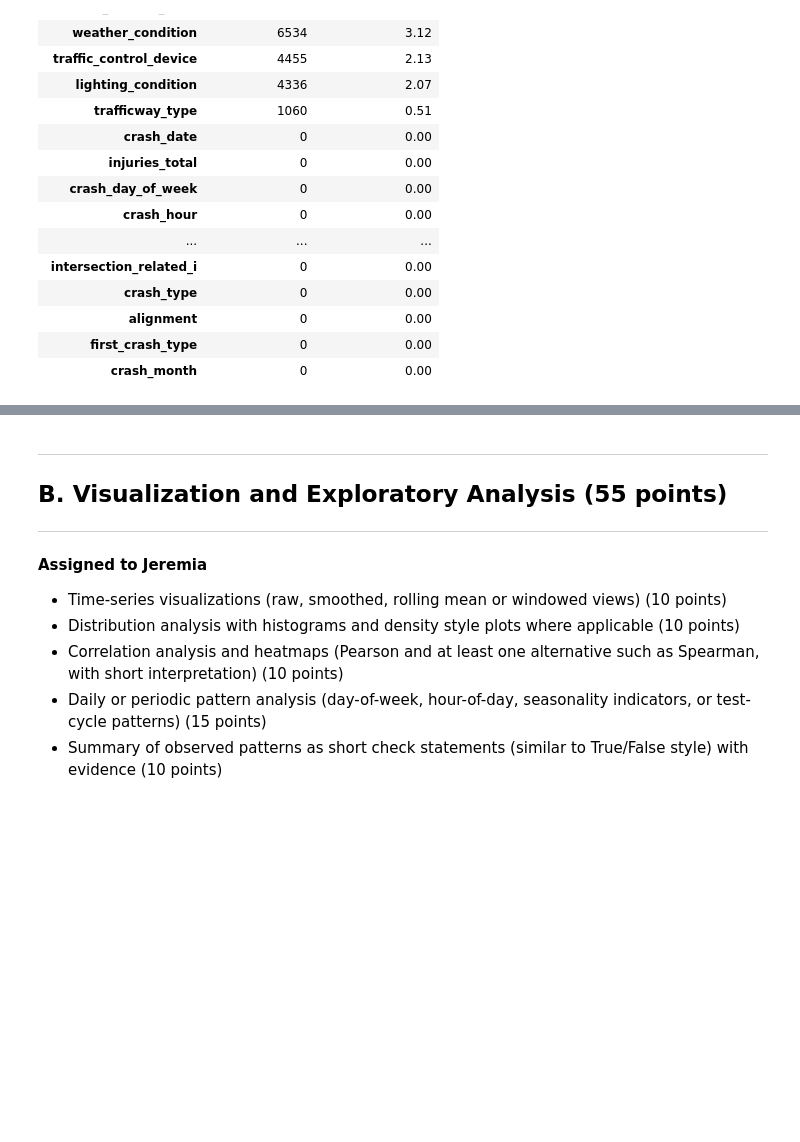
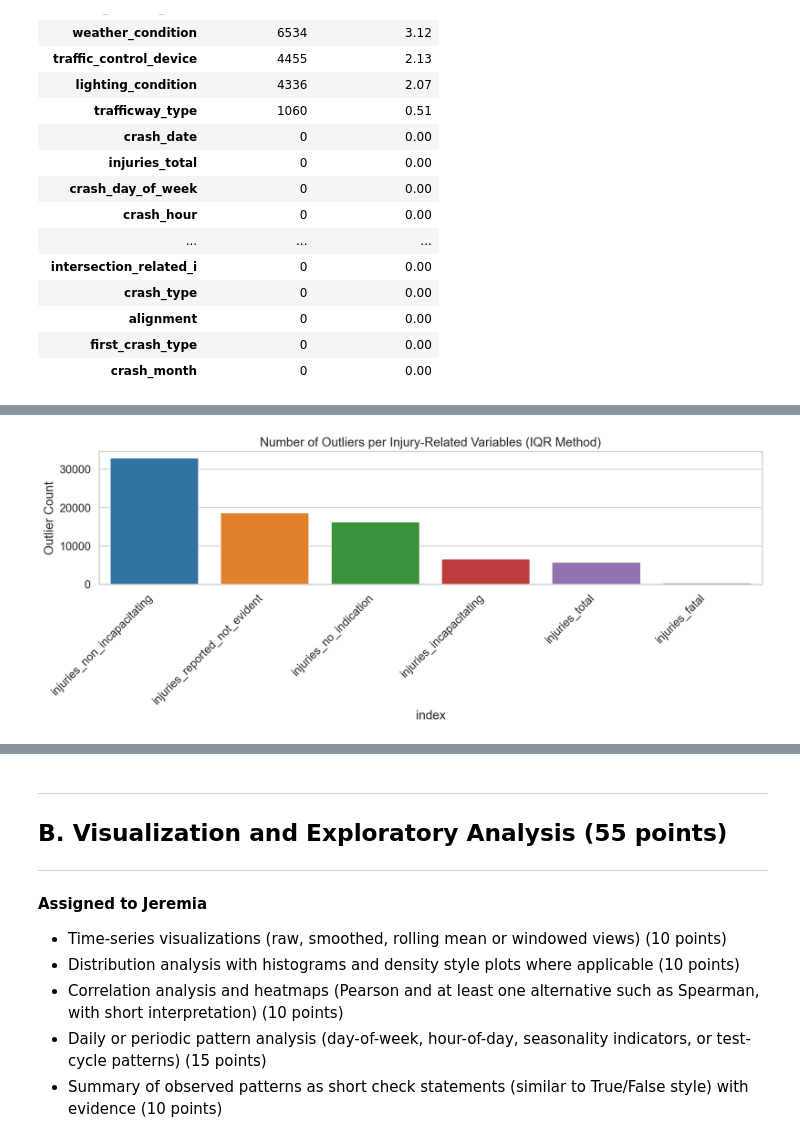
Before and after one commit to Lorenz-Buchinger/STM25_Data_Analysis_Circuit_Synergy, a Jupyter notebook: Final_Assignment.ipynb, the cells around one changed output, grey strips where cells are left out. Saved outputs shown, nothing was run; the diff lists cells and outputs as text; code cells hidden in the pictures; blank space fills up the shorter version.

```diff
--- a/Final_Assignment.ipynb
+++ b/Final_Assignment.ipynb
@@ -139,0 +314,36 @@ missing_summary
+# %%
+outlier_counts = {}
+
+for col in col_names:
+    Q1 = df_csv_data[col].quantile(0.25)
+    Q3 = df_csv_data[col].quantile(0.75)
+    IQR = Q3 - Q1
+
+    outliers = (
+        (df_csv_data[col] < Q1 - 1.5 * IQR) |
+        (df_csv_data[col] > Q3 + 1.5 * IQR)
+    )
+
+    outlier_counts[col] = outliers.sum()
+
+outlier_df = (
+    pd.DataFrame.from_dict(
+        outlier_counts,
+        orient="index",
+        columns=["Outlier Count"]
+    )
+    .sort_values("Outlier Count", ascending=False)
+)
+
+plt.figure(figsize=(12,5))
+sns.barplot(
+    data=outlier_df.reset_index(),
+    x="index",
+    y="Outlier Count"
+)
+plt.xticks(rotation=45, ha="right")
+plt.title("Number of Outliers per Injury-Related Variables (IQR Method)")
+plt.tight_layout()
+plt.show()
+# %% [output]
+[figure, added]
```
Also changed, not shown: parts of 26 cells of this notebook, 1 other file.
